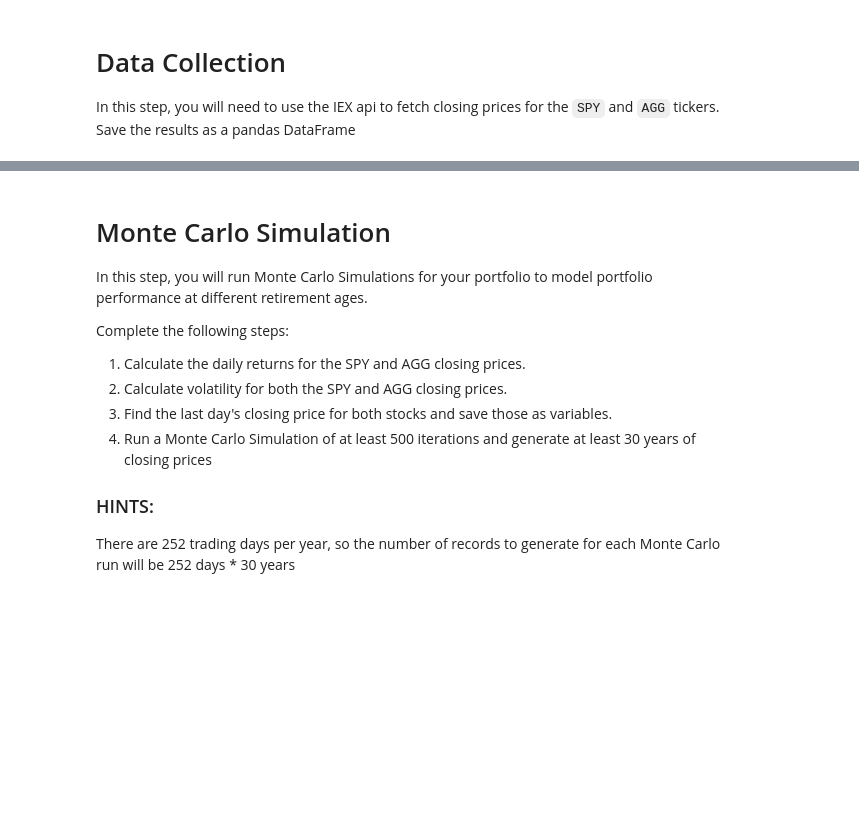
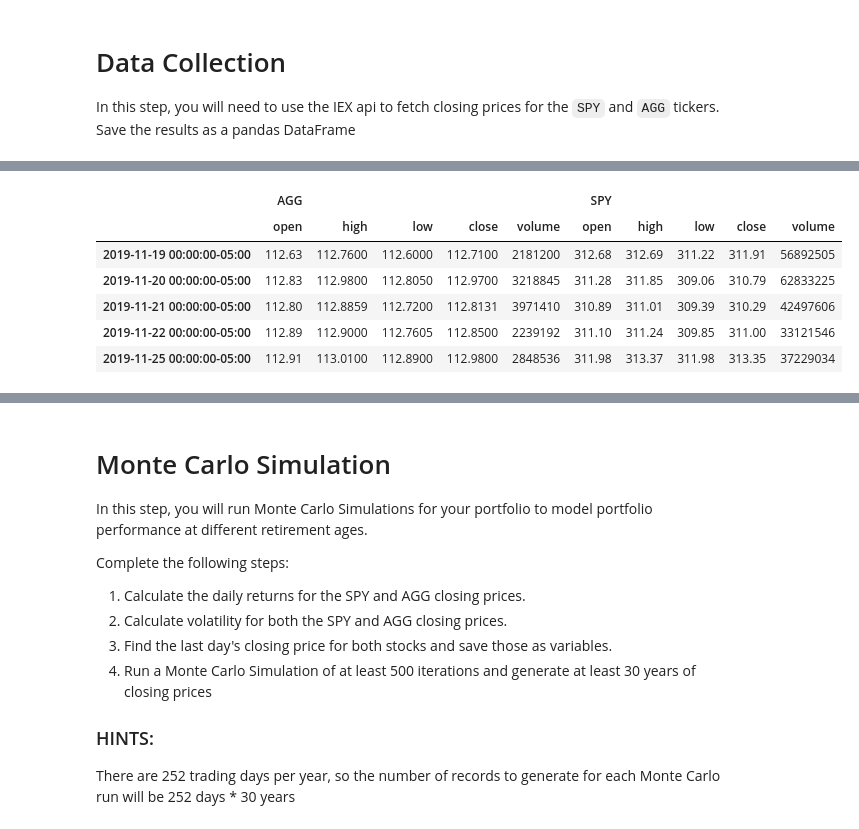
Before and after one commit to CPix18/MyFinTechRepo, a Jupyter notebook: HW4- API/Instructions/Starter_Code/portfolio_planner.ipynb, the cells around one changed output, grey strips where cells are left out. Cells and saved outputs as stored; diff of their text form; code cells hidden in the pictures; blank space fills up the shorter version.

```diff
--- a/HW4- API/Instructions/Starter_Code/portfolio_planner.ipynb
+++ b/HW4- API/Instructions/Starter_Code/portfolio_planner.ipynb
@@ -38,5 +38,5 @@ combo_df = api.get_barset(
     until=None,
 ).df
 
-combo_df.head
+combo_df.head()
 # %% [output]
@@ -60,3 +43,10 @@ combo_df.head
+|  | AGG |  |  |  |  | SPY |  |  |  |  |
+|  | open | high | low | close | volume | open | high | low | close | volume |
+| 2019-11-19 00:00:00-05:00 | 112.63 | 112.7600 | 112.6000 | 112.7100 | 2181200 | 312.68 | 312.69 | 311.22 | 311.91 | 56892505 |
+| 2019-11-20 00:00:00-05:00 | 112.83 | 112.9800 | 112.8050 | 112.9700 | 3218845 | 311.28 | 311.85 | 309.06 | 310.79 | 62833225 |
+| 2019-11-21 00:00:00-05:00 | 112.80 | 112.8859 | 112.7200 | 112.8131 | 3971410 | 310.89 | 311.01 | 309.39 | 310.29 | 42497606 |
+| 2019-11-22 00:00:00-05:00 | 112.89 | 112.9000 | 112.7605 | 112.8500 | 2239192 | 311.10 | 311.24 | 309.85 | 311.00 | 33121546 |
+| 2019-11-25 00:00:00-05:00 | 112.91 | 113.0100 | 112.8900 | 112.9800 | 2848536 | 311.98 | 313.37 | 311.98 | 313.35 | 37229034 |
 # %%
 combo_df.drop(columns=['open', 'high', 'low', 'volume'], level=1, inplace=True)
 combo_df.head()
```
Also changed, not shown: parts of 15 cells of this notebook, 8 other files.
